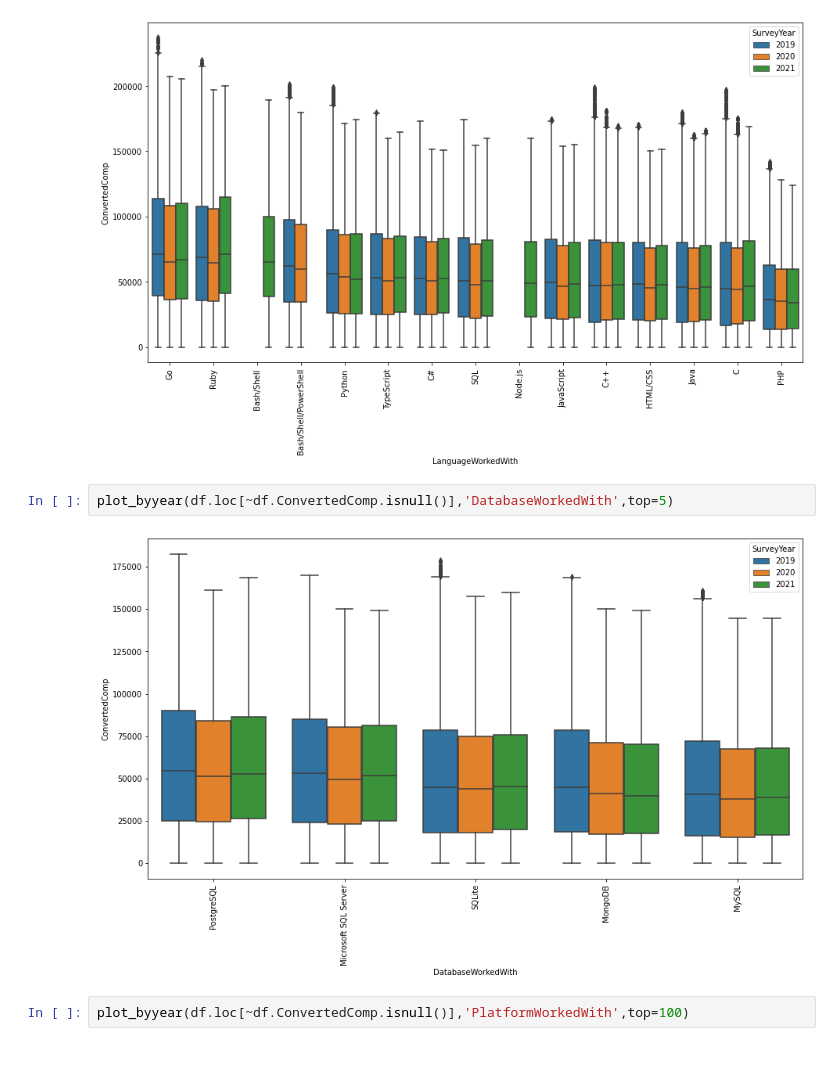
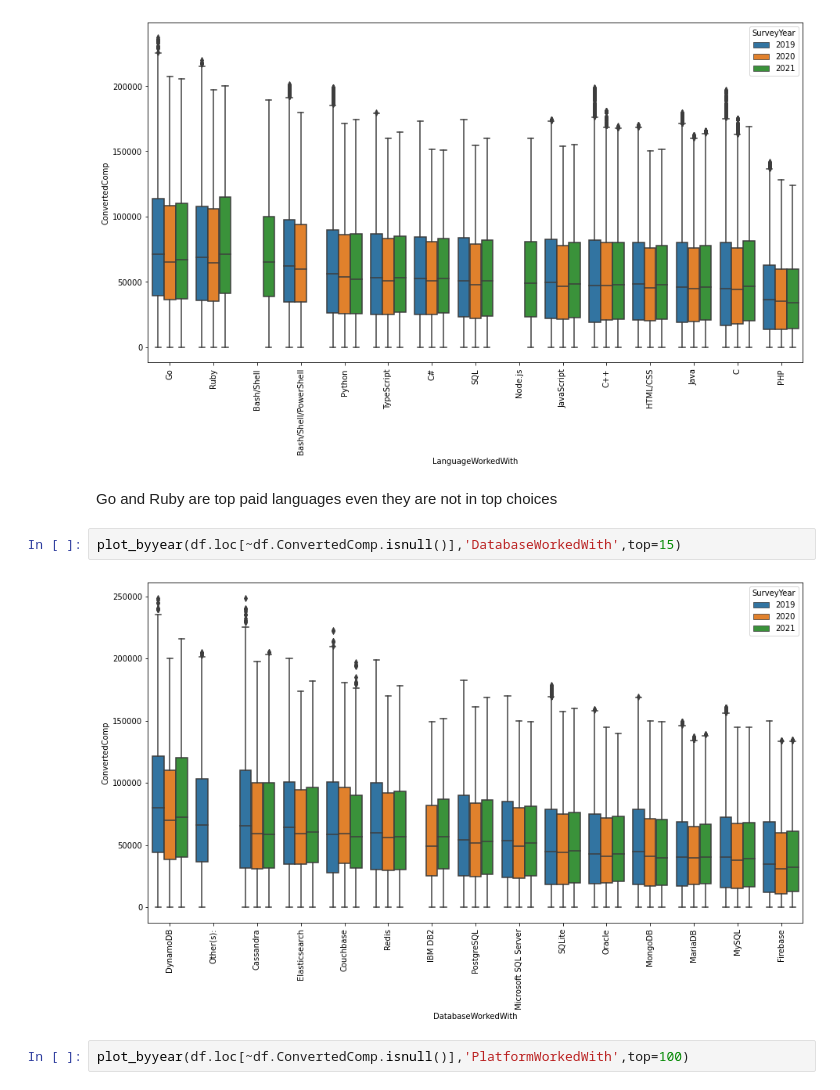
Before and after one commit to uerten/Stackoverflow-Survey-Analysis, a Jupyter notebook: stackoverflow_survey_analysis.ipynb, the cells around one changed output. Drawn from its saved outputs; the diff is of its cells as text; blank space fills up the shorter version.

```diff
--- a/stackoverflow_survey_analysis.ipynb
+++ b/stackoverflow_survey_analysis.ipynb
@@ -280,10 +358,12 @@ def plot_byyear(df,column,top=10,percentile=0.9):
 plot_byyear(df.loc[~df.ConvertedComp.isnull()],'LanguageWorkedWith',top=15)
 # %% [output]
 [figure]
+# %% [markdown]
+Go and Ruby are top paid languages even they are not in top choices
 # %%
-plot_byyear(df.loc[~df.ConvertedComp.isnull()],'DatabaseWorkedWith',top=5)
+plot_byyear(df.loc[~df.ConvertedComp.isnull()],'DatabaseWorkedWith',top=15)
 # %% [output]
-[figure, old version]
+[figure, new version]
 # %%
 plot_byyear(df.loc[~df.ConvertedComp.isnull()],'PlatformWorkedWith',top=100)
 # %% [output]
```
Also changed, not shown: parts of 47 cells of this notebook.
